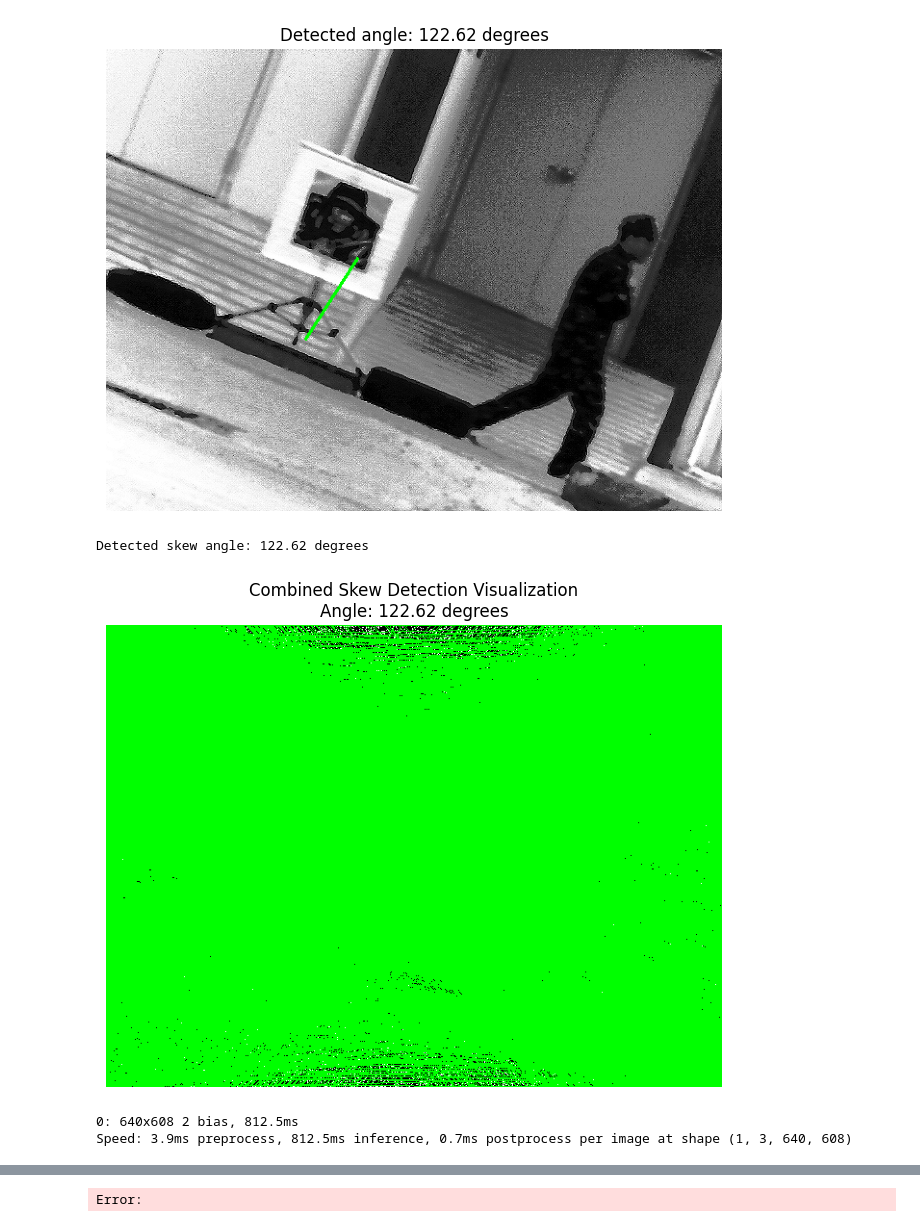
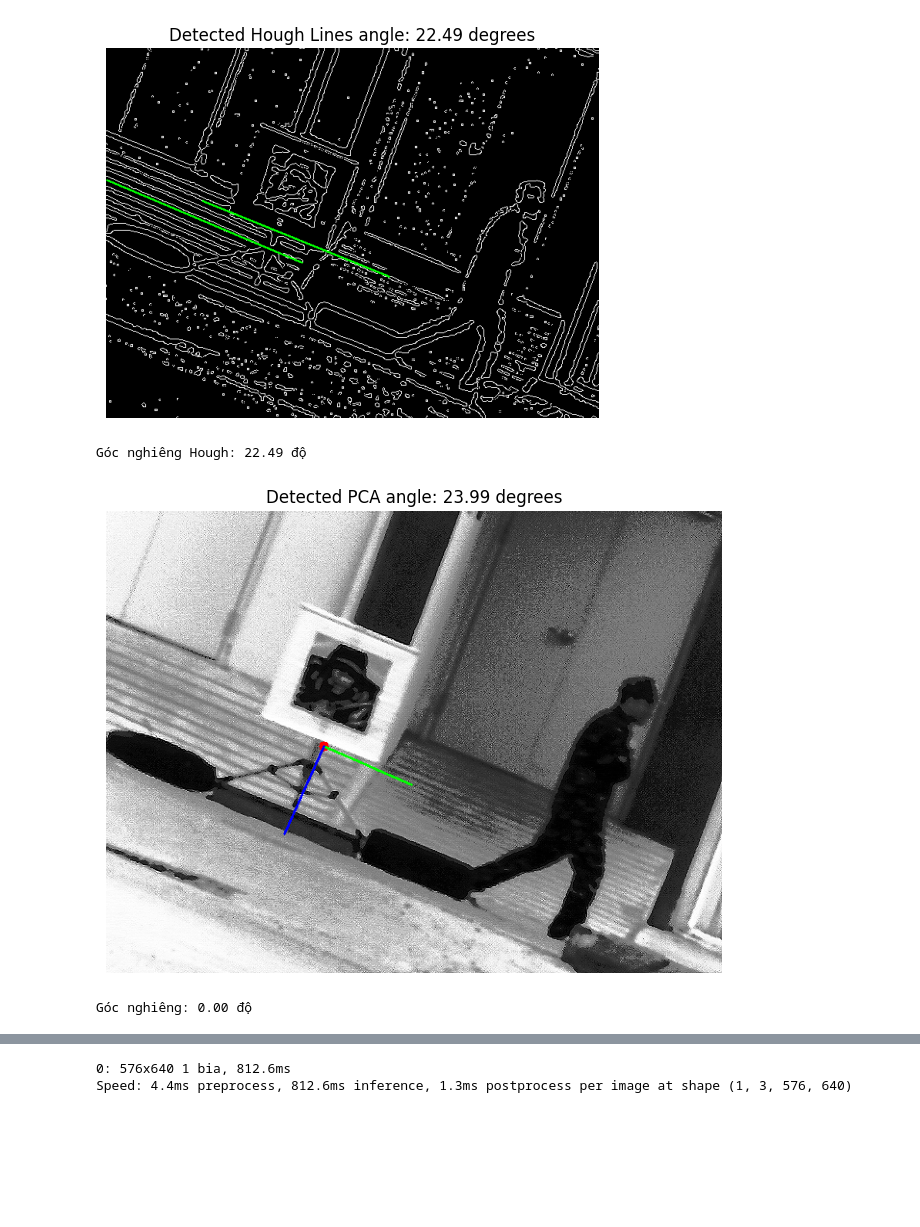
Before and after one commit to NguyenDuyCuong/ml-tools, a Jupyter notebook: cicle-detector/bia4-yolo.ipynb, the cells around one changed output, grey strips where cells are left out. Saved outputs shown, nothing was run; the diff lists cells and outputs as text; code cells hidden in the pictures; blank space fills up the shorter version.

```diff
--- a/cicle-detector/bia4-yolo.ipynb
+++ b/cicle-detector/bia4-yolo.ipynb
@@ -176,18 +273,14 @@ def plot_results(results):
 def compose(*functions):
     return lambda x: reduce(lambda v, f: f(v), functions, x)
 # %%
+# --- Main ---
 if __name__ == "__main__":
     model_path = "yolo-models/yolo11x_bia-4.01.pt"
     image_path = "images/bo du lieu bia so 4/bia4 (3).bmp"
 
-    model = load_model(model_path)
-    img = load_image(image_path)
-    preprocessed_img = preprocess_image(img, debug=True)
-    results = run_inference(model, preprocessed_img)
-    plot_results(results)
+    full_pipeline(model_path, image_path, debug=True)
 # %% [output]
-[figure, old version]
+[figure, new version]
-Detected skew angle: 122.62 degrees
+Góc nghiêng Hough: 22.49 độ
-[figure, old version]
+[figure, new version]
-0: 640x608 2 bias, 812.5ms
-Speed: 3.9ms preprocess, 812.5ms inference, 0.7ms postprocess per image at shape (1, 3, 640, 608)
+Góc nghiêng: 0.00 độ
@@ -195 +288,2 @@ Speed: 3.9ms preprocess, 812.5ms inference, 0.7ms postprocess per image at shape
-Error:
+0: 576x640 1 bia, 812.6ms
+Speed: 4.4ms preprocess, 812.6ms inference, 1.3ms postprocess per image at shape (1, 3, 576, 640)
```
Also changed, not shown: parts of 5 cells of this notebook.
